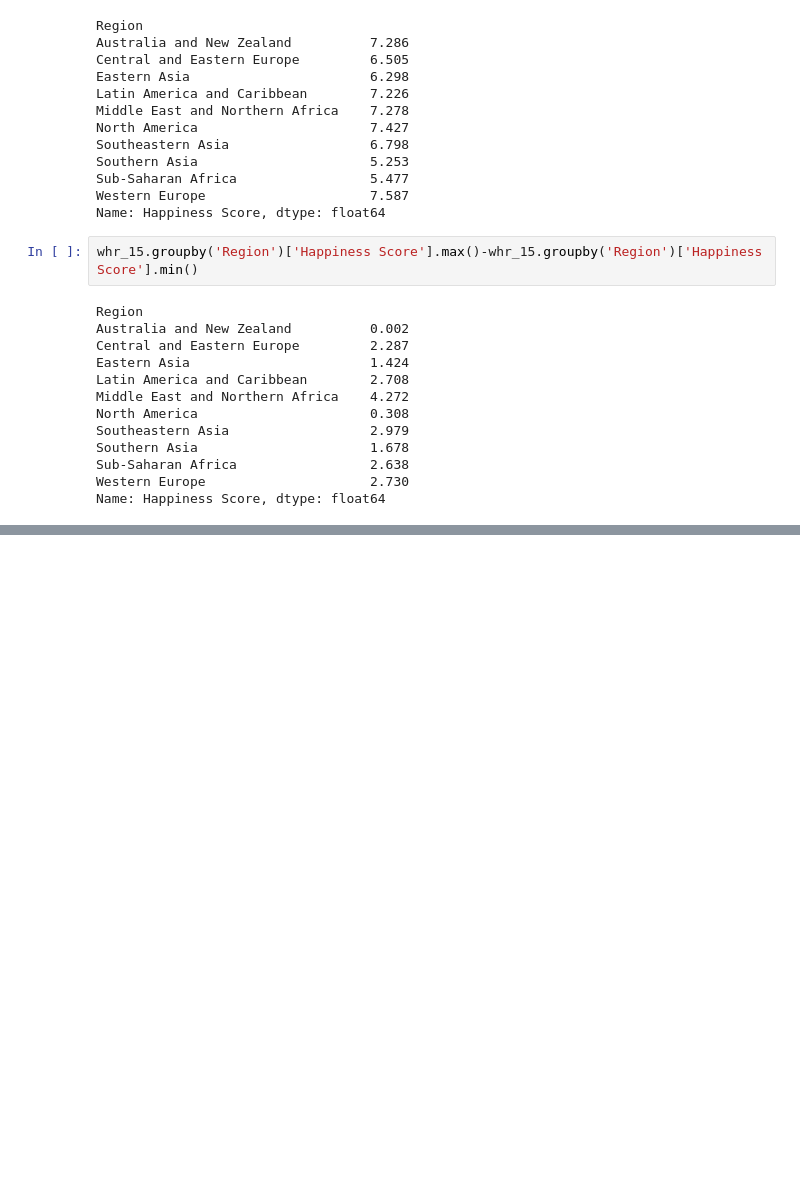
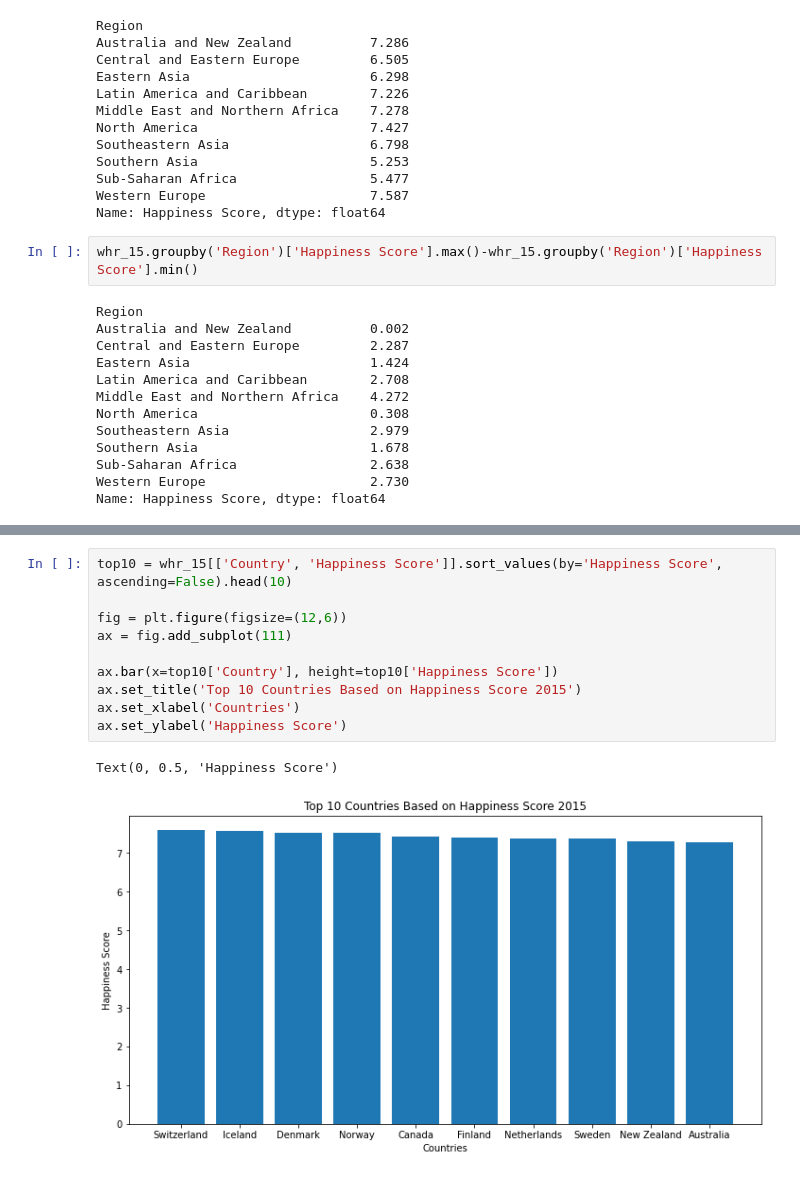
Before and after one commit to razikaalmira/World-Happiness-Report, a Jupyter notebook: World Happiness Report.ipynb, the cells around one changed output, grey strips where cells are left out. Saved outputs shown, nothing was run; the diff lists cells and outputs as text; blank space fills up the shorter version.

```diff
--- a/World Happiness Report.ipynb
+++ b/World Happiness Report.ipynb
@@ -142,0 +179,13 @@ ax.hist()
+# %%
+top10 = whr_15[['Country', 'Happiness Score']].sort_values(by='Happiness Score', ascending=False).head(10)
+
+fig = plt.figure(figsize=(12,6))
+ax = fig.add_subplot(111)
+
+ax.bar(x=top10['Country'], height=top10['Happiness Score'])
+ax.set_title('Top 10 Countries Based on Happiness Score 2015')
+ax.set_xlabel('Countries')
+ax.set_ylabel('Happiness Score')
+# %% [output]
+Text(0, 0.5, 'Happiness Score')
+[figure, added]
```
Also changed, not shown: parts of 40 cells of this notebook.
